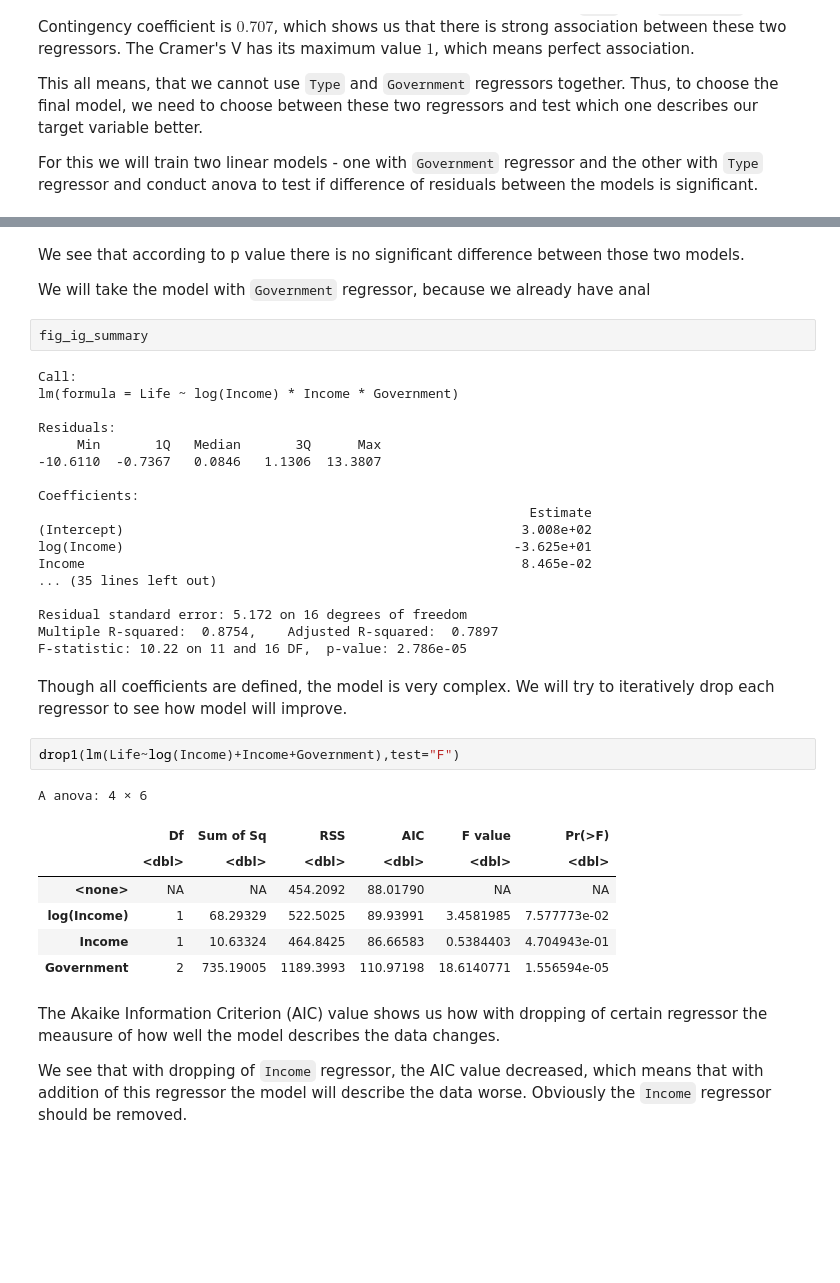
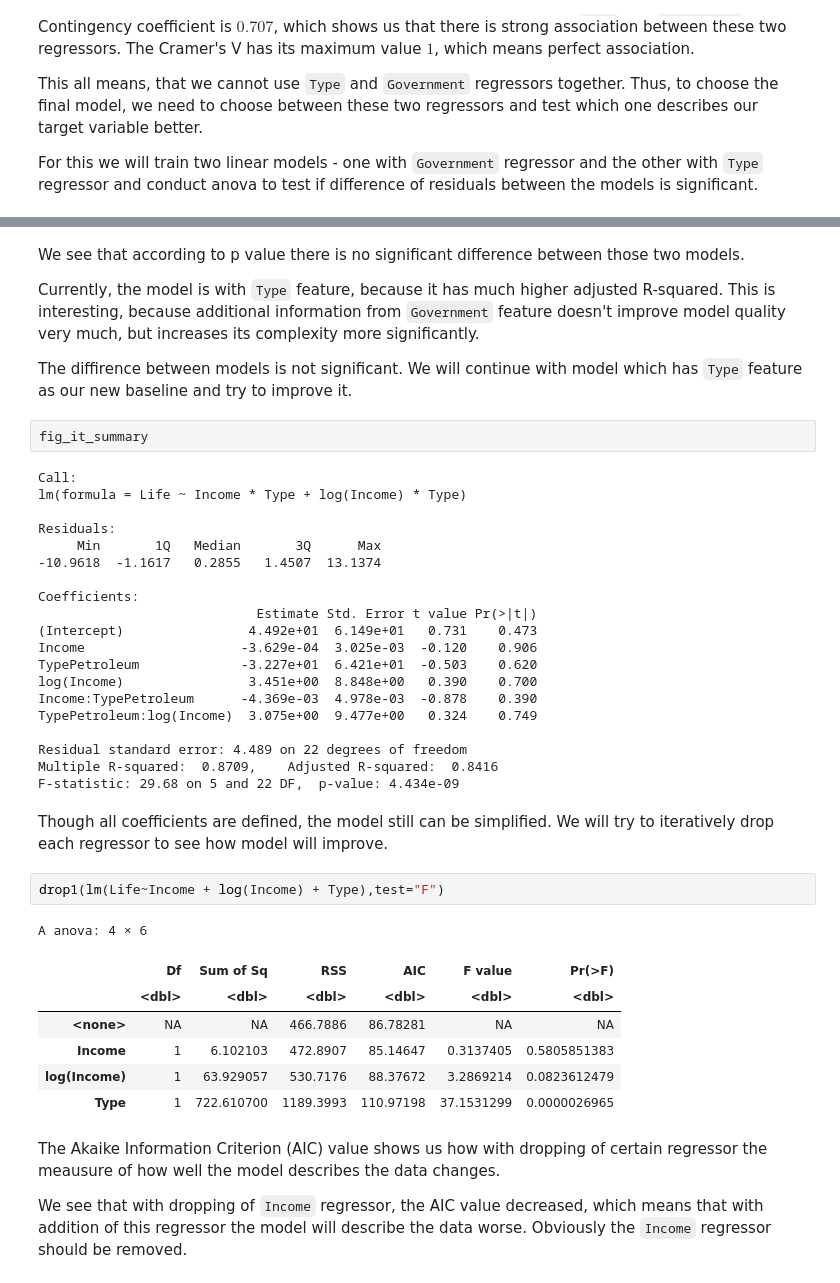
Before and after one commit to nickobard/eurostat-datasets-analysis, a Jupyter notebook: sem-2/semestral-work.ipynb, the cells around one changed output, grey strips where cells are left out. Saved outputs shown, nothing was run; the diff lists cells and outputs as text; blank space fills up the shorter version.

```diff
--- a/sem-2/semestral-work.ipynb
+++ b/sem-2/semestral-work.ipynb
@@ -554,39 +650,43 @@ A anova: 2 × 6
 # %% [markdown]
 We see that according to p value there is no significant difference between those two models.
 
-We will take the model with `Government` regressor, because we already have anal
+Currently, the model is with `Type` feature, because it has much higher adjusted R-squared. This is interesting, because additional information from `Government` feature doesn't improve model quality very much, but increases its complexity more significantly.
+
+The diffirence between models is not significant. We will continue with model which has `Type` feature as our new baseline and try to improve it.
 # %%
-fig_ig_summary
+fig_it_summary
 # %% [output]
 Call:
-lm(formula = Life ~ log(Income) * Income * Government)
+lm(formula = Life ~ Income * Type + log(Income) * Type)
 
 Residuals:
      Min       1Q   Median       3Q      Max
--10.6110  -0.7367   0.0846   1.1306  13.3807
+-10.9618  -1.1617   0.2855   1.4507  13.1374
 
 Coefficients:
-                                                               Estimate
-(Intercept)                                                   3.008e+02
-log(Income)                                                  -3.625e+01
-Income                                                        8.465e-02
-... (35 lines left out)
+                            Estimate Std. Error t value Pr(>|t|)
+(Intercept)                4.492e+01  6.149e+01   0.731    0.473
+Income                    -3.629e-04  3.025e-03  -0.120    0.906
+TypePetroleum             -3.227e+01  6.421e+01  -0.503    0.620
+log(Income)                3.451e+00  8.848e+00   0.390    0.700
+Income:TypePetroleum      -4.369e-03  4.978e-03  -0.878    0.390
+TypePetroleum:log(Income)  3.075e+00  9.477e+00   0.324    0.749
 
-Residual standard error: 5.172 on 16 degrees of freedom
-Multiple R-squared:  0.8754,    Adjusted R-squared:  0.7897
-F-statistic: 10.22 on 11 and 16 DF,  p-value: 2.786e-05
+Residual standard error: 4.489 on 22 degrees of freedom
+Multiple R-squared:  0.8709,    Adjusted R-squared:  0.8416
+F-statistic: 29.68 on 5 and 22 DF,  p-value: 4.434e-09
 # %% [markdown]
-Though all coefficients are defined, the model is very complex. We will try to iteratively drop each regressor to see how model will improve.
+Though all coefficients are defined, the model still can be simplified. We will try to iteratively drop each regressor to see how model will improve.
 # %%
-drop1(lm(Life~log(Income)+Income+Government),test="F")
+drop1(lm(Life~Income + log(Income) + Type),test="F")
 # %% [output]
 A anova: 4 × 6
 |  | Df | Sum of Sq | RSS | AIC | F value | Pr(>F) |
 |  | <dbl> | <dbl> | <dbl> | <dbl> | <dbl> | <dbl> |
-| <none> | NA | NA | 454.2092 | 88.01790 | NA | NA |
-| log(Income) | 1 | 68.29329 | 522.5025 | 89.93991 | 3.4581985 | 7.577773e-02 |
-| Income | 1 | 10.63324 | 464.8425 | 86.66583 | 0.5384403 | 4.704943e-01 |
-| Government | 2 | 735.19005 | 1189.3993 | 110.97198 | 18.6140771 | 1.556594e-05 |
+| <none> | NA | NA | 466.7886 | 86.78281 | NA | NA |
+| Income | 1 | 6.102103 | 472.8907 | 85.14647 | 0.3137405 | 0.5805851383 |
+| log(Income) | 1 | 63.929057 | 530.7176 | 88.37672 | 3.2869214 | 0.0823612479 |
+| Type | 1 | 722.610700 | 1189.3993 | 110.97198 | 37.1531299 | 0.0000026965 |
 # %% [markdown]
 The Akaike Information Criterion (AIC) value shows us how with dropping of certain regressor the meausure of how well the model describes the data changes.
 
```
Also changed, not shown: parts of 32 cells of this notebook.
